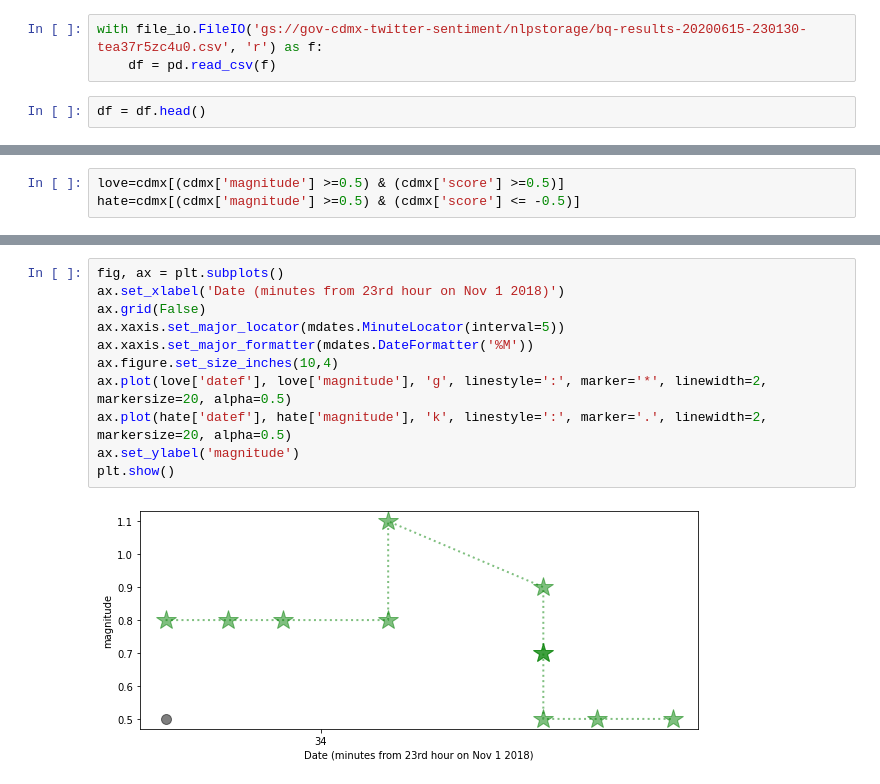
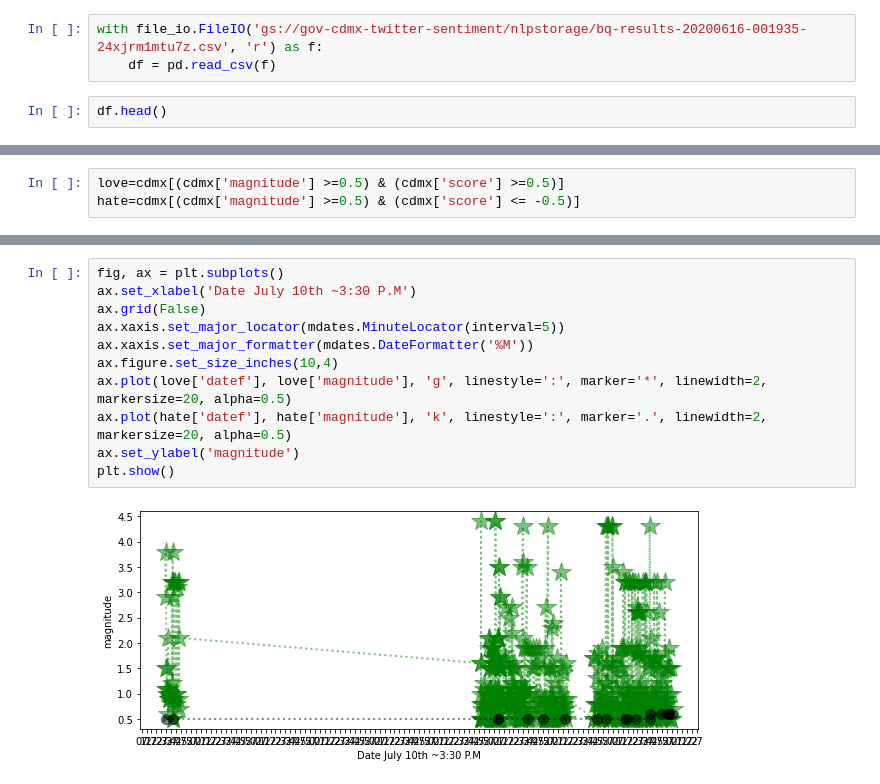
Before and after one commit to eschizoid/gov-cdmx-twitter-sentiment, a Jupyter notebook: visualization/nlptweets.ipynb, the cells around one changed output, grey strips where cells are left out. Cells and saved outputs as stored; diff of their text form.

```diff
--- a/visualization/nlptweets.ipynb
+++ b/visualization/nlptweets.ipynb
@@ -44,10 +39,10 @@ UsageError: Line magic function `%!bq` not found.
 # %% [markdown]
 Now that the data is in bigquery we can save a section to cloud storage or grab it direct from bigquery.
 # %%
-with file_io.FileIO('gs://gov-cdmx-twitter-sentiment/nlpstorage/bq-results-20200615-230130-tea37r5zc4u0.csv', 'r') as f:
+with file_io.FileIO('gs://gov-cdmx-twitter-sentiment/nlpstorage/bq-results-20200616-001935-24xjrm1mtu7z.csv', 'r') as f:
     df = pd.read_csv(f)
 # %%
-df = df.head()
+df.head()
 # %%
 print(df['user_text'][0])
 print(len(df['user_text']))
@@ -207,16 +213,16 @@ plt.show()
 # %%
 fig, ax = plt.subplots()
-ax.set_xlabel('Date (minutes from 23rd hour on Nov 1 2018)')
+ax.set_xlabel('Date July 10th ~3:30 P.M')
 ax.grid(False)
 ax.xaxis.set_major_locator(mdates.MinuteLocator(interval=5))
 ax.xaxis.set_major_formatter(mdates.DateFormatter('%M'))
 ax.figure.set_size_inches(10,4)
 ax.plot(love['datef'], love['magnitude'], 'g', linestyle=':', marker='*', linewidth=2, markersize=20, alpha=0.5)
 ax.plot(hate['datef'], hate['magnitude'], 'k', linestyle=':', marker='.', linewidth=2, markersize=20, alpha=0.5)
 ax.set_ylabel('magnitude')
 plt.show()
 # %% [output]
-[figure, old version]
+[figure, new version]
 # %%
 fig, ax = plt.subplots()
 ax.set_xlabel('Date July 10th ~3:30 P.M')
```
Also changed, not shown: parts of 18 cells of this notebook, 2 other files.
